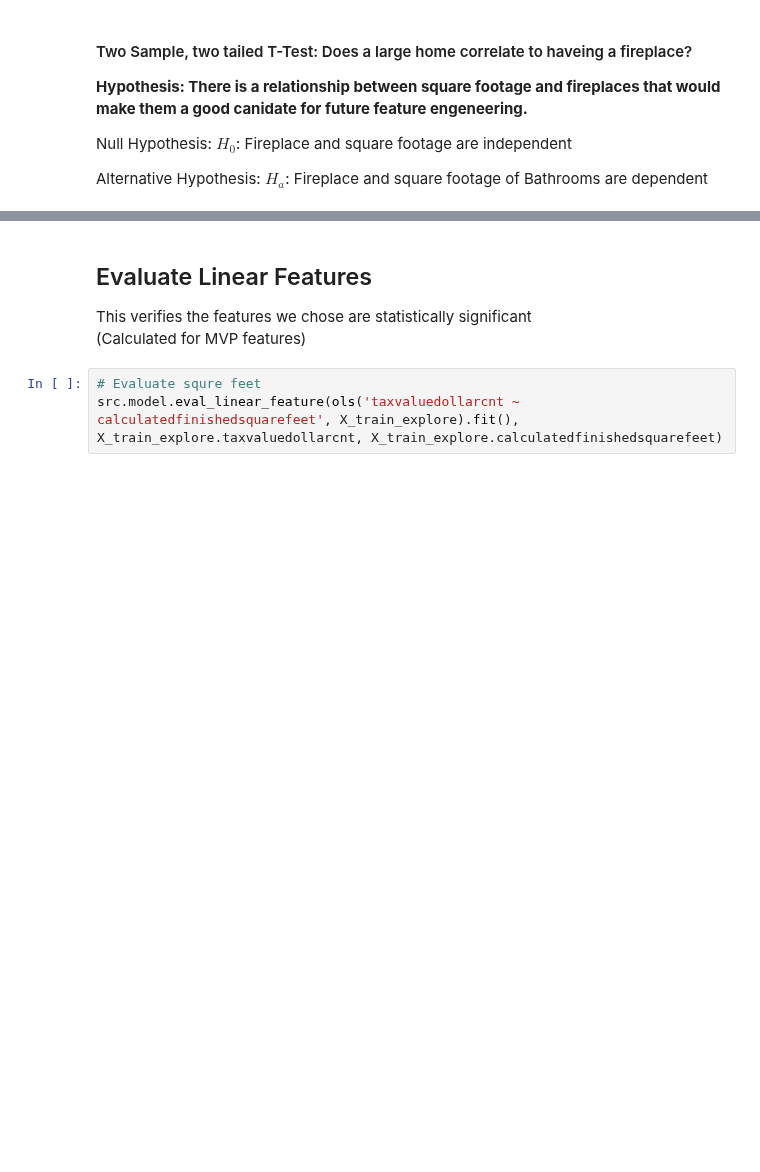
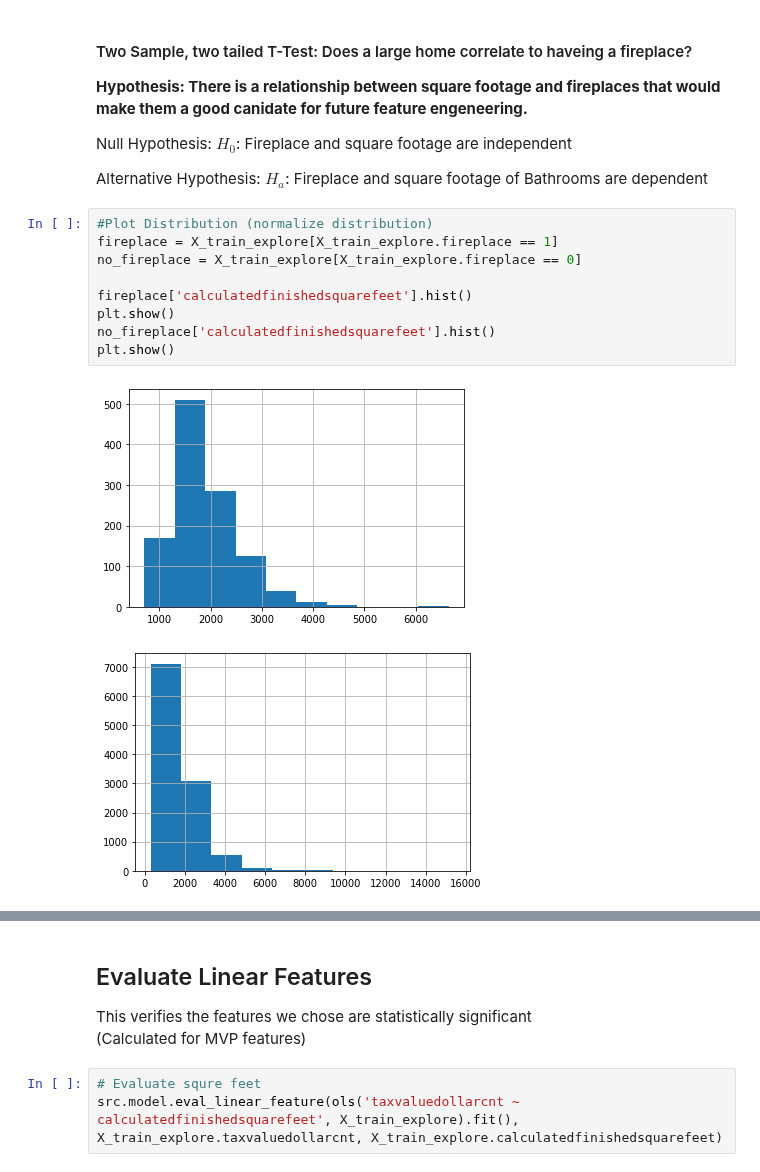
Before and after one commit to CY-Data-Services/zillow_regression_project, a Jupyter notebook: Zillow Regression Project/mvp.ipynb, the cells around one changed output, grey strips where cells are left out. Saved outputs shown, nothing was run; the diff lists cells and outputs as text; blank space fills up the shorter version.

```diff
--- a/Zillow Regression Project/mvp.ipynb
+++ b/Zillow Regression Project/mvp.ipynb
@@ -276,3 +295,15 @@ else:
 Null Hypothesis: $H_{0}$: Fireplace and square footage are independent
 
 Alternative Hypothesis: $H_{a}$: Fireplace and square footage of Bathrooms are dependent
+# %%
+#Plot Distribution (normalize distribution)
+fireplace = X_train_explore[X_train_explore.fireplace == 1]
+no_fireplace = X_train_explore[X_train_explore.fireplace == 0]
+
+fireplace['calculatedfinishedsquarefeet'].hist()
+plt.show()
+no_fireplace['calculatedfinishedsquarefeet'].hist()
+plt.show()
+# %% [output]
+[figure, added]
+[figure, added]
```
Also changed, not shown: parts of 39 cells of this notebook, 1 other file.
